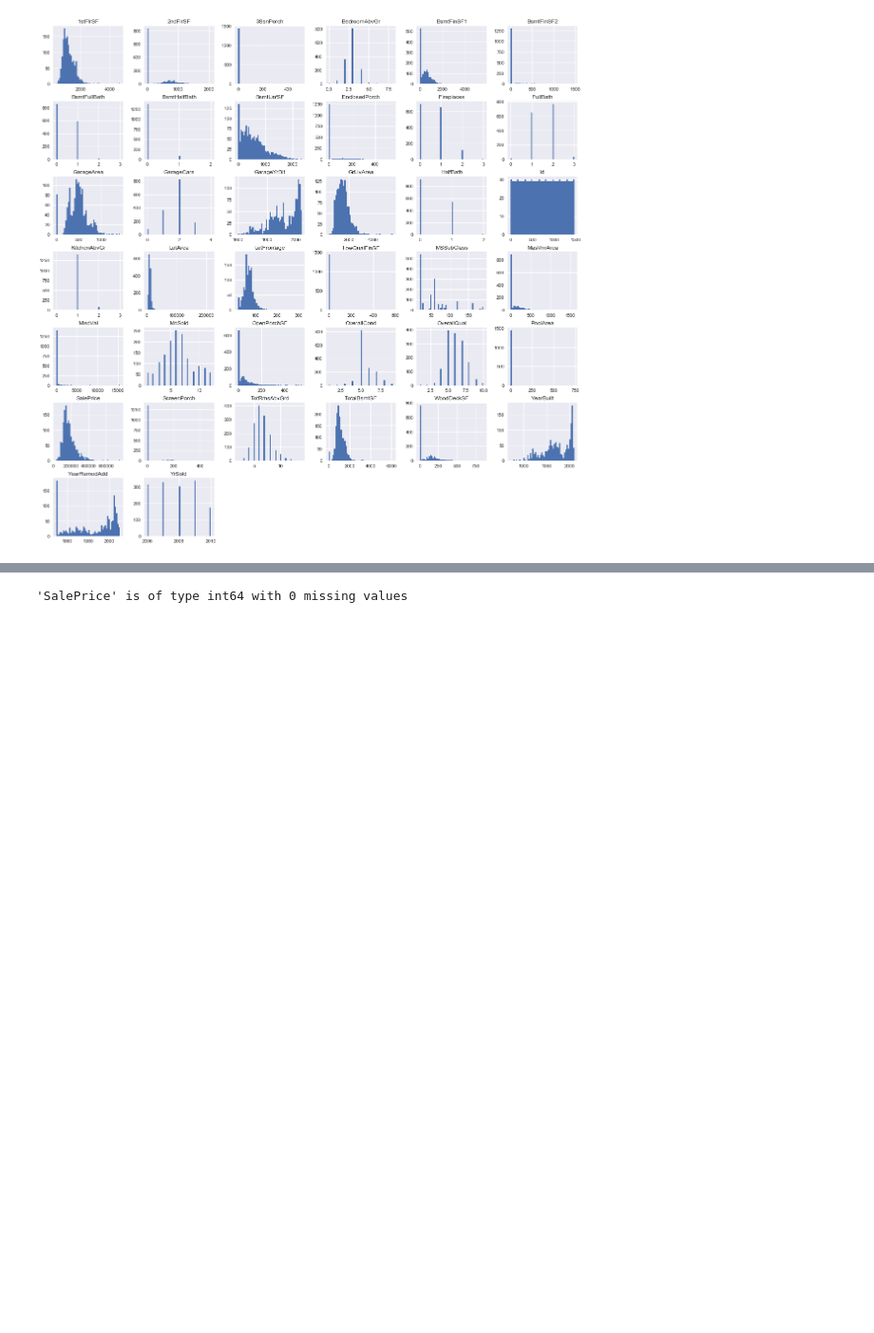
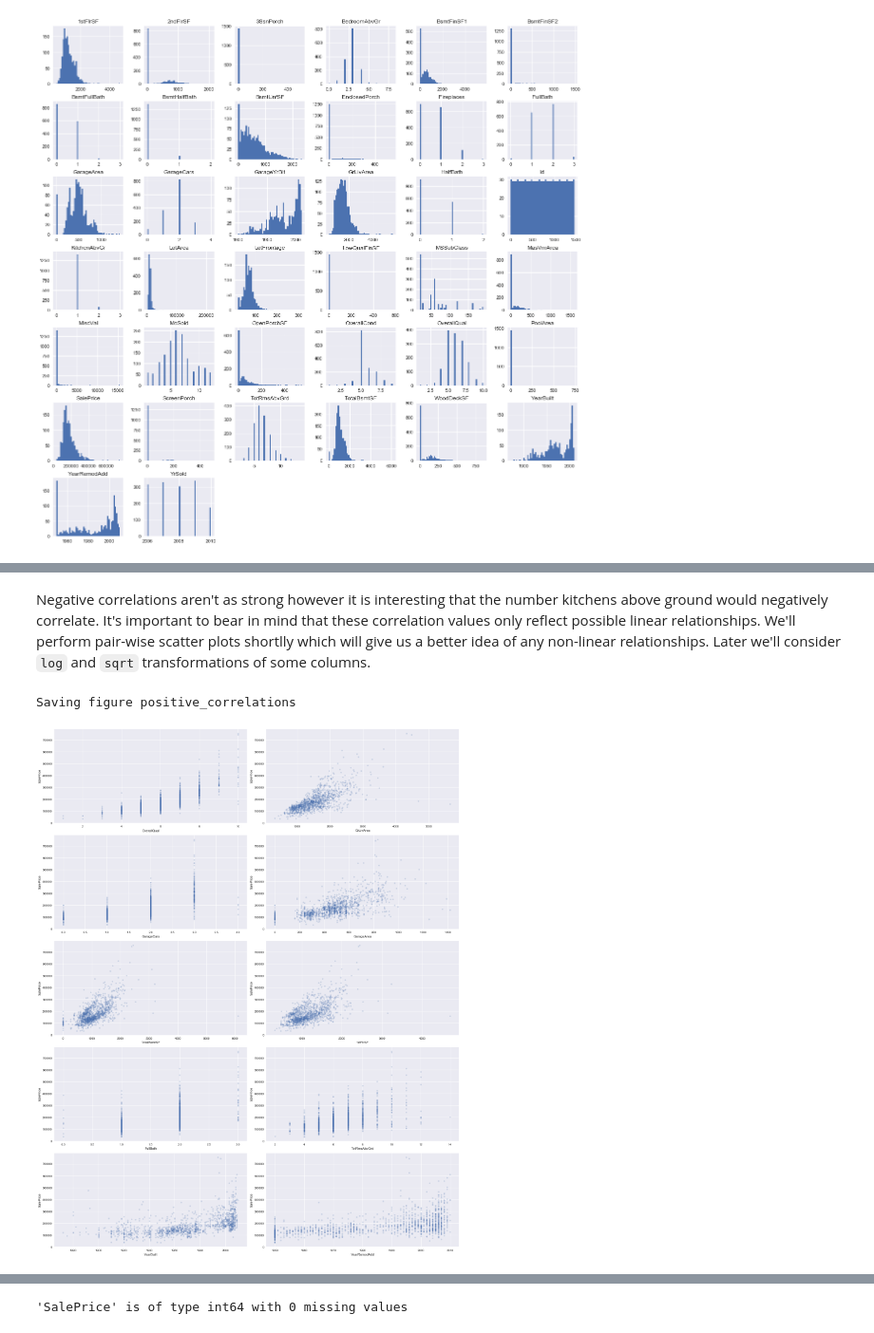
Before and after one commit to dorond/kaggle-house-prices-prediction, a Jupyter notebook: Housing Sale Price Prediction (Kaggle).ipynb, the cells around one changed output, grey strips where cells are left out. Shown at 95% size. Saved outputs shown, nothing was run; the diff lists cells and outputs as text; code cells hidden in the pictures; blank space fills up the shorter version.

```diff
--- a/Housing Sale Price Prediction (Kaggle).ipynb
+++ b/Housing Sale Price Prediction (Kaggle).ipynb
@@ -307,0 +269,3 @@ Let's take a deeper look at our target variable `SalePrice`
+# %%
+top_pos_corr = corr_matrix.sort_values(ascending=False)[:25]
+top_pos_corr
@@ -307,0 +312,22 @@ Let's take a deeper look at our target variable `SalePrice`
+# %% [markdown]
+Negative correlations aren't as strong however it is interesting that the number kitchens above ground would negatively correlate. It's important to bear in mind that these correlation values only reflect possible linear relationships. We'll perform pair-wise scatter plots shortlly which will give us a better idea of any non-linear relationships. Later we'll consider `log` and `sqrt` transformations of some columns.
+# %%
+def plot_scatters(df, features, target, save_image=False, image_name=None):
+
+    num_plots = len(features)
+    num_cols = 2
+    num_rows = int(np.ceil(num_plots / num_cols))
+
+    fig, ax = plt.subplots(num_rows, num_cols, figsize=(20, 25))
+    fig.subplots_adjust(hspace=0.4, wspace=0.2)
+
+    for ax, feature in zip(ax.ravel(), features):
+        df.plot.scatter(x=feature, y=target, ax=ax, alpha=0.2)
+
+    if save_image:
+        save_fig(image_name)
+# %%
+plot_scatters(train, top_pos_corr[1:11].index.values, "SalePrice", save_image=True, image_name='positive_correlations')
+# %% [output]
+Saving figure positive_correlations
+[figure, added]
```
Also changed, not shown: parts of 177 cells of this notebook, 9 other files.
